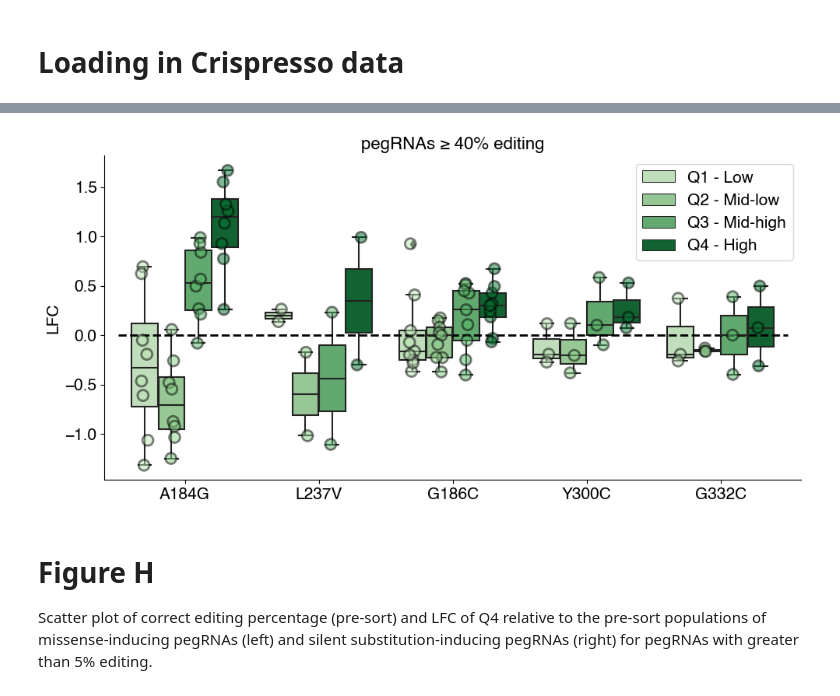
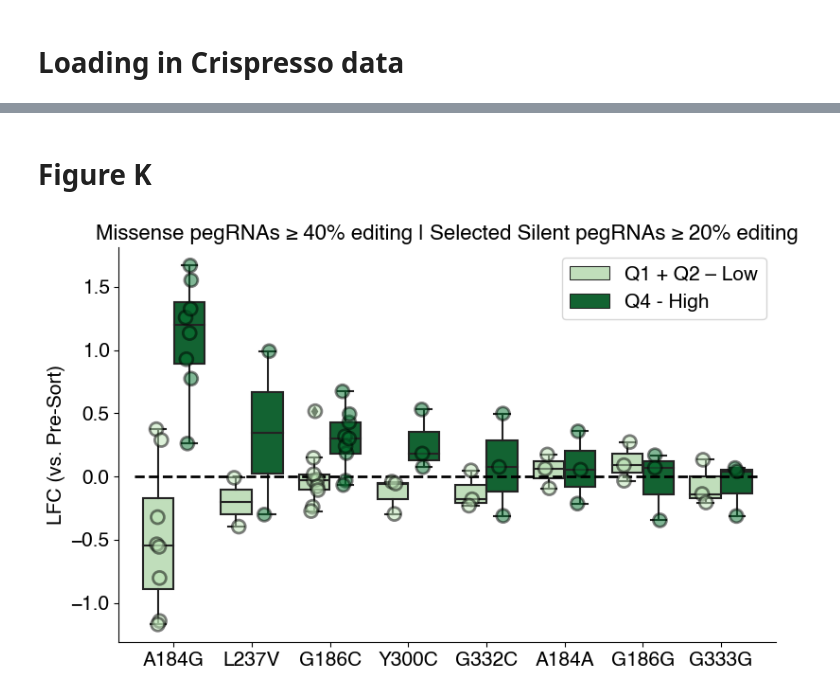
Before and after one commit to samgould2/KEAP1-mutLOH-prime-editing-sensor, a Jupyter notebook: main_figure.ipynb, the cells around one changed output, grey strips where cells are left out. Cells and saved outputs as stored; diff of their text form; code cells hidden in the pictures.

```diff
--- a/main_figure.ipynb
+++ b/main_figure.ipynb
@@ -572,6 +435,9 @@ The LFC in each sorted bin (Q1-Q4) relative to the pre-sort population for pegRN
+# %% [markdown]
+# Figure K
 # %%
 min_control_counts = 30
 min_corr_perc = 40
+min_corr_perc_silent = 20
 counts_threshold = 50
 
 #filter pegRNAs below control count threshold (30)
@@ -581,43 +447,60 @@ m3 = m3[~m3['sgrna'].isin(sg_list)]
 #designate control pegRNAs
 controls = m3[m3['peg_type'].isin(['safe_targeting', 'non_targeting'])]
 
-#filter pegRNAs below editing editing threshold (min_corr_perc)
-targeting = m3[~m3['peg_type'].isin(['safe_targeting', 'non_targeting'])]
-targeting = targeting[targeting['corr_perc']>=min_corr_perc]
+controls.loc[controls['peg_type']=='safe_targeting', 'HGVSp'] = 'ST Control'
+controls.loc[controls['peg_type']=='non_targeting', 'HGVSp'] = 'NT Control'
+
 
 #filter pegRNAs without sufficient sensor reads
+targeting = m3[~m3['peg_type'].isin(['safe_targeting', 'non_targeting'])]
 targeting = targeting[targeting['Reads_aligned_all_amplicons']>=counts_threshold]
 
-comb1 = pd.concat((controls, targeting))
+#filter pegRNAs below editing editing threshold (min_corr_perc)
+silent = targeting[targeting['peg_type'].isin(['keap1_silent'])]
+targeting2 = targeting[~targeting['peg_type'].isin(['keap1_silent'])]
+
+
+targeting2 = targeting2[targeting2['corr_perc']>=min_corr_perc]
+silent = silent[silent['corr_perc']>=min_corr_perc_silent]
+
+
+comb1 = pd.concat((controls, targeting2, silent))
 # %%
-fig, ax = plt.subplots(figsize=(10,5))
+fig, ax = plt.subplots(figsize=(8,5))
 pal = sns.color_palette('Greens')
 j = pal.as_hex()
-palette = [j[1], j[2], j[3], j[5], 'tab:grey', 'tab:grey']
+palette = [j[1], j[5], 'tab:grey', 'tab:grey']
 
 order = ['A184G',
  'L237V',
  'G186C',
  'Y300C',
- 'G332C']
+ 'G332C',
+ 'A184A',
+ 'G186G',
+ 'G333G',
+ ]
 
-sns.boxplot(data = targeting, x='HGVSp', y='LFC', ax=ax,hue='bin', dodge=True, order=order, hue_order = ['Q1 - Low', 'Q2 - Mid-low', 'Q3 - Mid-high', 'Q4 - High'], palette=palette);
-sns.stripplot(data = targeting, x='HGVSp', y='LFC', ax=ax, hue='bin', edgecolor='black',linewidth=2, s=10,alpha=.5, legend=False, dodge=True, order=order, hue_order = ['Q1 - Low', 'Q2 - Mid-low', 'Q3 - Mid-high', 'Q4 - High'], palette=palette);
+comb1 = comb1[comb1['HGVSp'].isin(order)]
+
+hue_order = ['Q1 + Q2 – Low', 'Q4 - High']
+
+
+sns.boxplot(data = comb1, x='HGVSp', y='LFC', ax=ax,hue='bin', dodge=True, order=order, hue_order = hue_order, palette=palette);
+sns.stripplot(data = comb1, x='HGVSp', y='LFC', ax=ax, hue='bin', edgecolor='black',linewidth=2, s=10,alpha=.5, legend=False, dodge=True, order=order, hue_order = hue_order, palette=palette);
 #plt.ylim(-1.5, 1.5)
+
 ax.spines[['top', 'right']].set_visible(False)
 ax.tick_params(axis='both', which='major', labelsize=15)
 #ax.set_xticklabels(ax.get_xticklabels(), rotation=90)
 ax.legend(fontsize=15)
-ax.set_ylabel('LFC', fontsize=15)
+ax.set_ylabel('LFC (vs. Pre-Sort)', fontsize=15)
 ax.set_xlabel('')
-ax.set_title(f'pegRNAs ≥ {min_corr_perc}% editing', fontsize=16)
-ax.plot([-0.5,4.5], [0,0], linewidth=2, linestyle='dashed', color='black')
+ax.set_title(f'Missense pegRNAs ≥ {min_corr_perc}% editing | Selected Silent pegRNAs ≥ {min_corr_perc_silent}% editing', fontsize=16)
+ax.plot([-0.5,7.5], [0,0], linewidth=2, linestyle='dashed', color='black')
+#ax.set_ylim(-2,)
 
 fig.tight_layout()
+#fig.savefig('fig_5k_v2.pdf')
 # %% [output]
-[figure, old version]
+[figure, new version]
-# %% [markdown]
-# Figure H
-
-
-Scatter plot of correct editing percentage (pre-sort) and LFC of Q4 relative to the pre-sort populations of missense-inducing pegRNAs (left) and silent substitution-inducing pegRNAs (right) for pegRNAs with greater than 5% editing.
```
Also changed, not shown: parts of 20 cells of this notebook, 14 other files.
